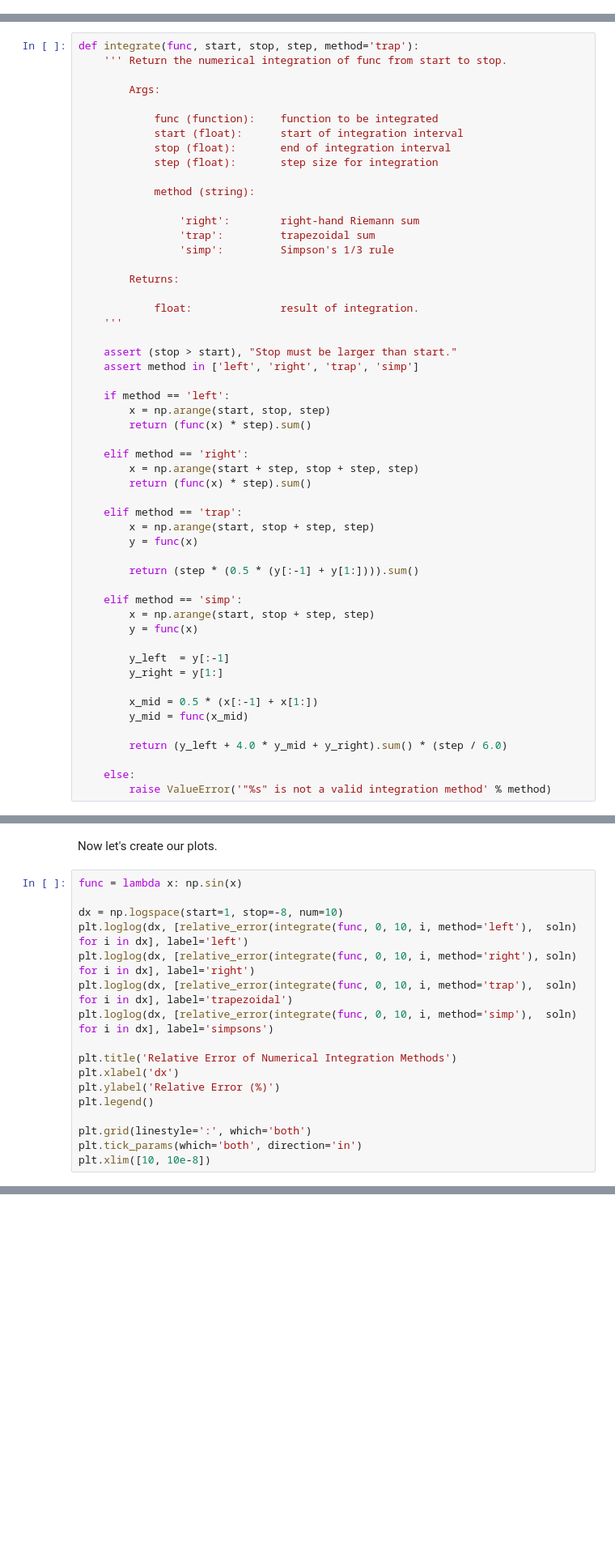
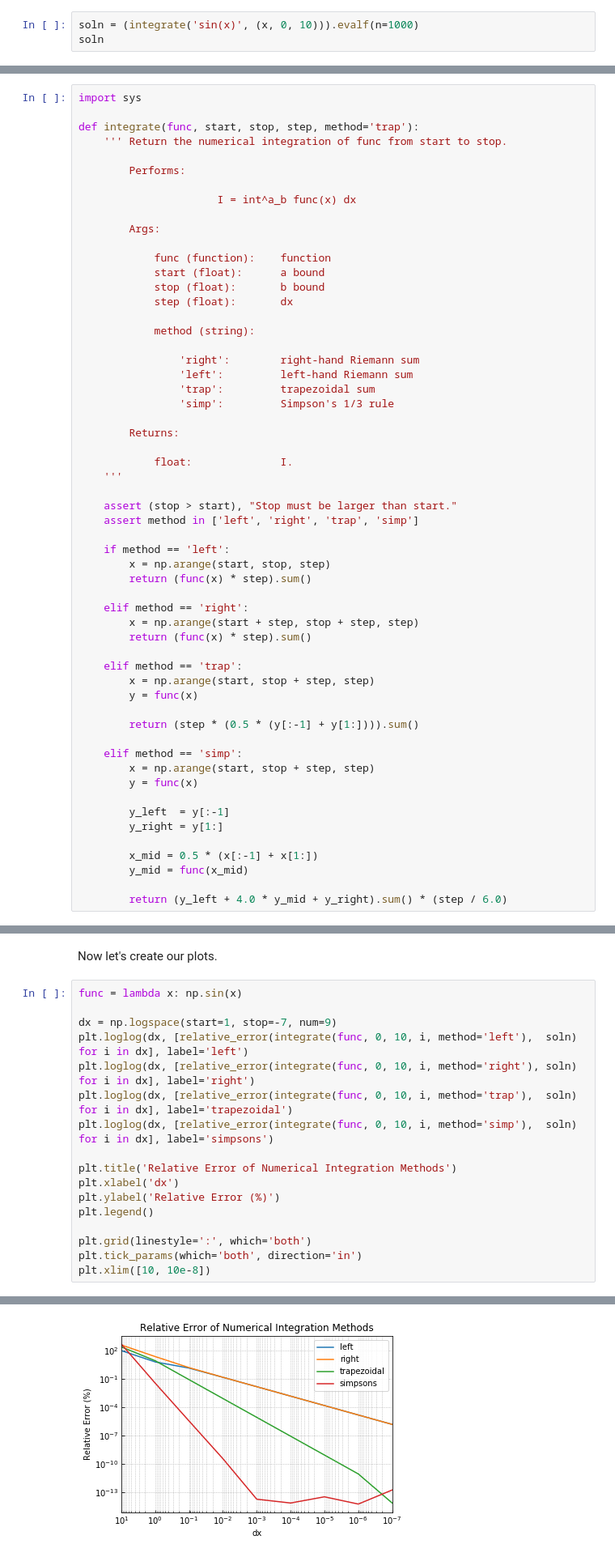
Before and after one commit to mmolter/ME273, a Jupyter notebook: Guided Activities/GA4 - Numerical Integration/GA4 - Numerical Integration Report.ipynb, the cells around one changed output, grey strips where cells are left out. Shown at 81% size. Saved outputs shown, nothing was run; the diff lists cells and outputs as text; blank space fills up the shorter version.

Commit message:
Finalized report, may need some more explaining on reasons for relative errors.

```diff
--- a/Guided Activities/GA4 - Numerical Integration/GA4 - Numerical Integration Report.ipynb
+++ b/Guided Activities/GA4 - Numerical Integration/GA4 - Numerical Integration Report.ipynb
@@ -33,0 +37,3 @@ soln
+# %%
+soln = (integrate('sin(x)', (x, 0, 10))).evalf(n=1000)
+soln
@@ -34,25 +42,32 @@ soln
 # %% [markdown]
 Now we can start fleshing out a `integrate` function of our own. A lot of the code for "right-hand", "trapezoid", and "Simpson's" gets repeated, so I will stuff this all in one function with a `method=` argument.
 # %%
+import sys
+
 def integrate(func, start, stop, step, method='trap'):
     ''' Return the numerical integration of func from start to stop.
 
+        Performs:
+
+                      I = int^a_b func(x) dx
+
         Args:
 
-            func (function):    function to be integrated
-            start (float):      start of integration interval
-            stop (float):       end of integration interval
-            step (float):       step size for integration
+            func (function):    function
+            start (float):      a bound
+            stop (float):       b bound
+            step (float):       dx
 
             method (string):
 
                 'right':        right-hand Riemann sum
+                'left':         left-hand Riemann sum
                 'trap':         trapezoidal sum
                 'simp':         Simpson's 1/3 rule
 
         Returns:
 
-            float:              result of integration.
+            float:              I.
     '''
 
     assert (stop > start), "Stop must be larger than start."
@@ -83,9 +98,6 @@ def integrate(func, start, stop, step, method='trap'):
         y_mid = func(x_mid)
 
         return (y_left + 4.0 * y_mid + y_right).sum() * (step / 6.0)
-
-    else:
-        raise ValueError('"%s" is not a valid integration method' % method)
 # %% [markdown]
 Now let's test out all three versions to make sure things are working as we'd expect.
 # %%
@@ -109,7 +140,7 @@ Now let's create our plots.
 # %%
 func = lambda x: np.sin(x)
 
-dx = np.logspace(start=1, stop=-8, num=10)
+dx = np.logspace(start=1, stop=-7, num=9)
 plt.loglog(dx, [relative_error(integrate(func, 0, 10, i, method='left'),  soln) for i in dx], label='left')
 plt.loglog(dx, [relative_error(integrate(func, 0, 10, i, method='right'), soln) for i in dx], label='right')
 plt.loglog(dx, [relative_error(integrate(func, 0, 10, i, method='trap'),  soln) for i in dx], label='trapezoidal')
@@ -128,3 +159,4 @@ MemoryError:
+[figure, added]
 # %% [markdown]
 The first thing I notice is that the `left` and `right` integration methods are produced essentially the same performance. Further, for the same number of function executions, `trapezoidal` produces far more precice results. The `simpsons` version is even better--even though it has *double* the executions its timestep would suggest. It still more than makes up for this extra step with a faster converging error.
 
```
Also changed, not shown: parts of 6 cells of this notebook.
